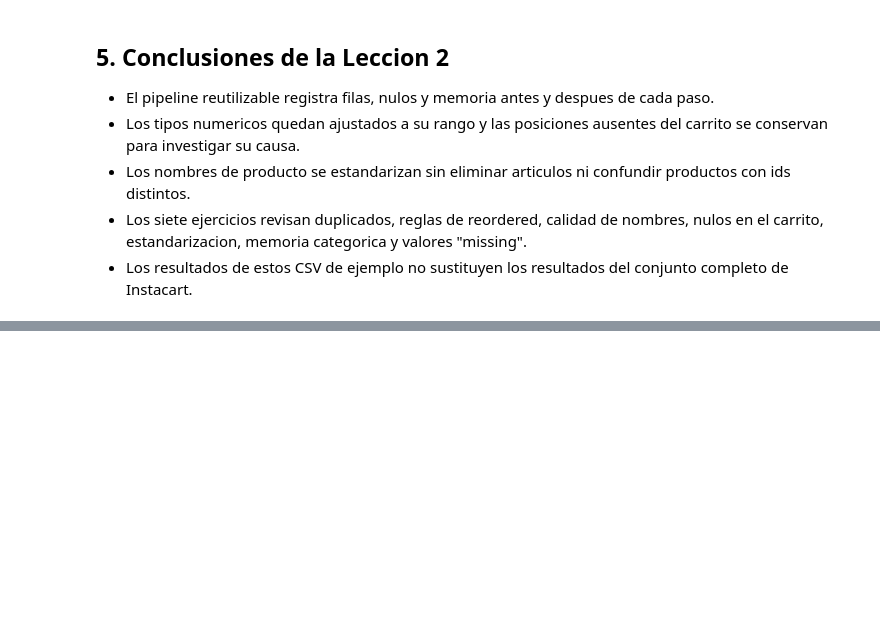
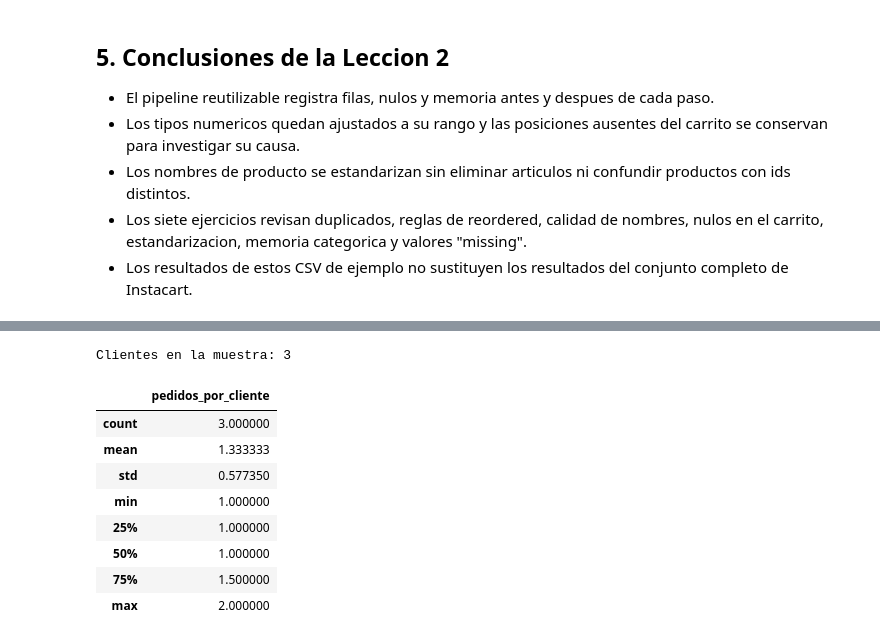
Before and after one commit to orozco231212/INSTARCARD_ANALISIS, a Jupyter notebook: instacart-analisis/notebooks/pandas_labs.ipynb, the cells around one changed output, grey strips where cells are left out. Drawn from its saved outputs; the diff is of its cells as text; code cells hidden in the pictures; blank space fills up the shorter version.

```diff
--- a/instacart-analisis/notebooks/pandas_labs.ipynb
+++ b/instacart-analisis/notebooks/pandas_labs.ipynb
@@ -541,0 +556,20 @@ La tabla original conserva sus valores: ['produce', 'dairy']
+# %%
+import numpy as np
+
+orders_analysis = orders_clean.copy()
+order_products_analysis = order_products_clean.copy()
+
+orders_per_customer = orders_analysis.groupby("user_id")["order_id"].count()
+print(f"Clientes en la muestra: {len(orders_per_customer):,}")
+display(orders_per_customer.describe().to_frame("pedidos_por_cliente"))
+# %% [output]
+Clientes en la muestra: 3
+|  | pedidos_por_cliente |
+| count | 3.000000 |
+| mean | 1.333333 |
+| std | 0.577350 |
+| min | 1.000000 |
+| 25% | 1.000000 |
+| 50% | 1.000000 |
+| 75% | 1.500000 |
+| max | 2.000000 |
```
Also changed, not shown: parts of 36 cells of this notebook.
